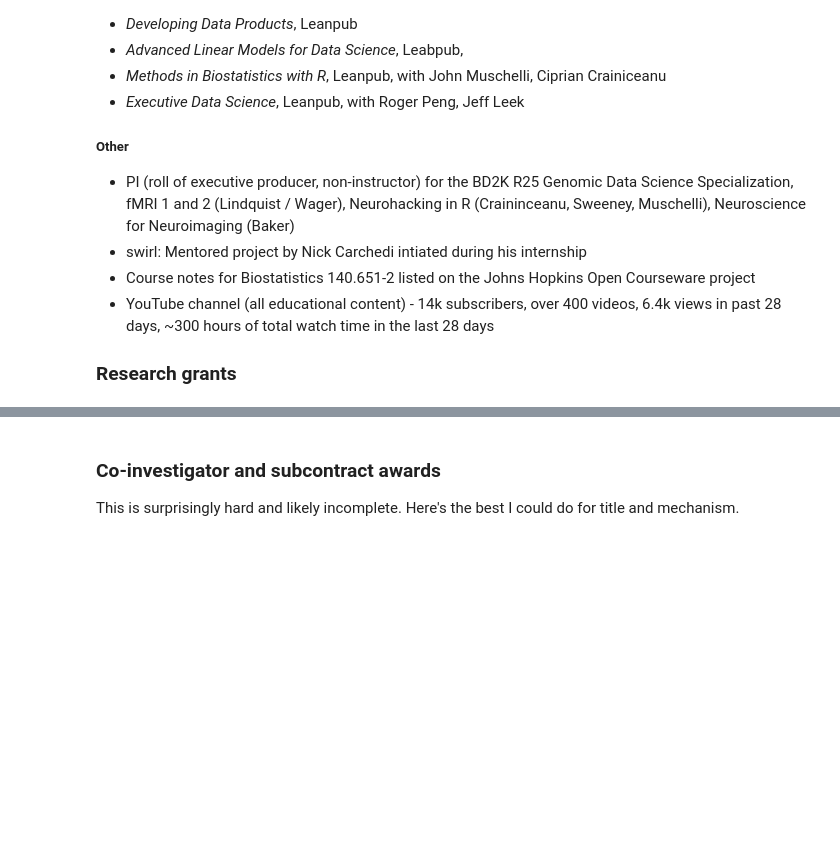
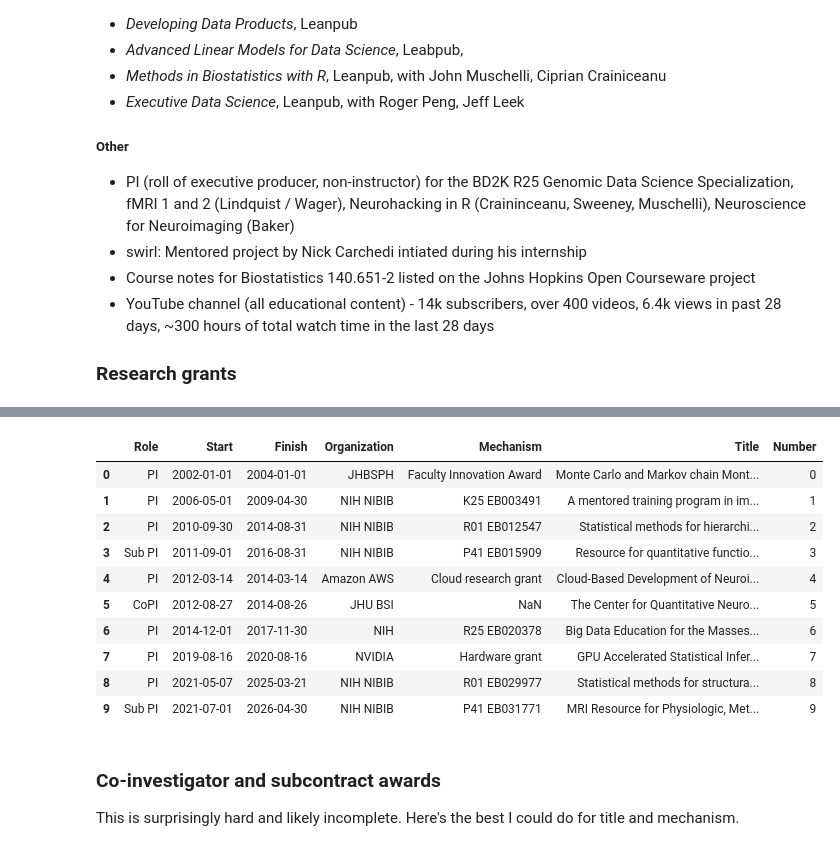
Before and after one commit to bcaffo/cv, a Jupyter notebook: cvJupyter.ipynb, the cells around one changed output, grey strips where cells are left out. Saved outputs shown, nothing was run; the diff lists cells and outputs as text; code cells hidden in the pictures; blank space fills up the shorter version.

```diff
--- a/cvJupyter.ipynb
+++ b/cvJupyter.ipynb
@@ -406,7 +441,7 @@ E-books are free and open access, excepting *Methods in Biostatistics with R*. F
 
 ### Research grants
 # %%
-pigrants = pd.read_csv("grants.txt", delimiter="|")
+pigrants = pd.read_csv("https://raw.githubusercontent.com/bcaffo/cv/master/grants.txt", delimiter="|")
 pigrants = pigrants.drop([' '], axis = 1)
 pigrants = pigrants.assign(Number = np.arange(pigrants.shape[0]))
 pigrants['Start'] = pd.to_datetime(pigrants['Start'])
@@ -424,3 +461,17 @@ fig.show()
+# %%
+pigrants
+# %% [output]
+|  | Role | Start | Finish | Organization | Mechanism | Title | Number |
+| 0 | PI | 2002-01-01 | 2004-01-01 | JHBSPH | Faculty Innovation Award | Monte Carlo and Markov chain Mont... | 0 |
+| 1 | PI | 2006-05-01 | 2009-04-30 | NIH NIBIB | K25 EB003491 | A mentored training program in im... | 1 |
+| 2 | PI | 2010-09-30 | 2014-08-31 | NIH NIBIB | R01 EB012547 | Statistical methods for hierarchi... | 2 |
+| 3 | Sub PI | 2011-09-01 | 2016-08-31 | NIH NIBIB | P41 EB015909 | Resource for quantitative functio... | 3 |
+| 4 | PI | 2012-03-14 | 2014-03-14 | Amazon AWS | Cloud research grant | Cloud-Based Development of Neuroi... | 4 |
+| 5 | CoPI | 2012-08-27 | 2014-08-26 | JHU BSI | NaN | The Center for Quantitative Neuro... | 5 |
+| 6 | PI | 2014-12-01 | 2017-11-30 | NIH | R25 EB020378 | Big Data Education for the Masses... | 6 |
+| 7 | PI | 2019-08-16 | 2020-08-16 | NVIDIA | Hardware grant | GPU Accelerated Statistical Infer... | 7 |
+| 8 | PI | 2021-05-07 | 2025-03-21 | NIH NIBIB | R01 EB029977 | Statistical methods for structura... | 8 |
+| 9 | Sub PI | 2021-07-01 | 2026-04-30 | NIH NIBIB | P41 EB031771 | MRI Resource for Physiologic, Met... | 9 |
 # %% [markdown]
 ### Co-investigator and subcontract awards
 This is surprisingly hard and likely incomplete. Here's the best I could do for title and mechanism.
```
Also changed, not shown: parts of 21 cells of this notebook, 7 other files.
